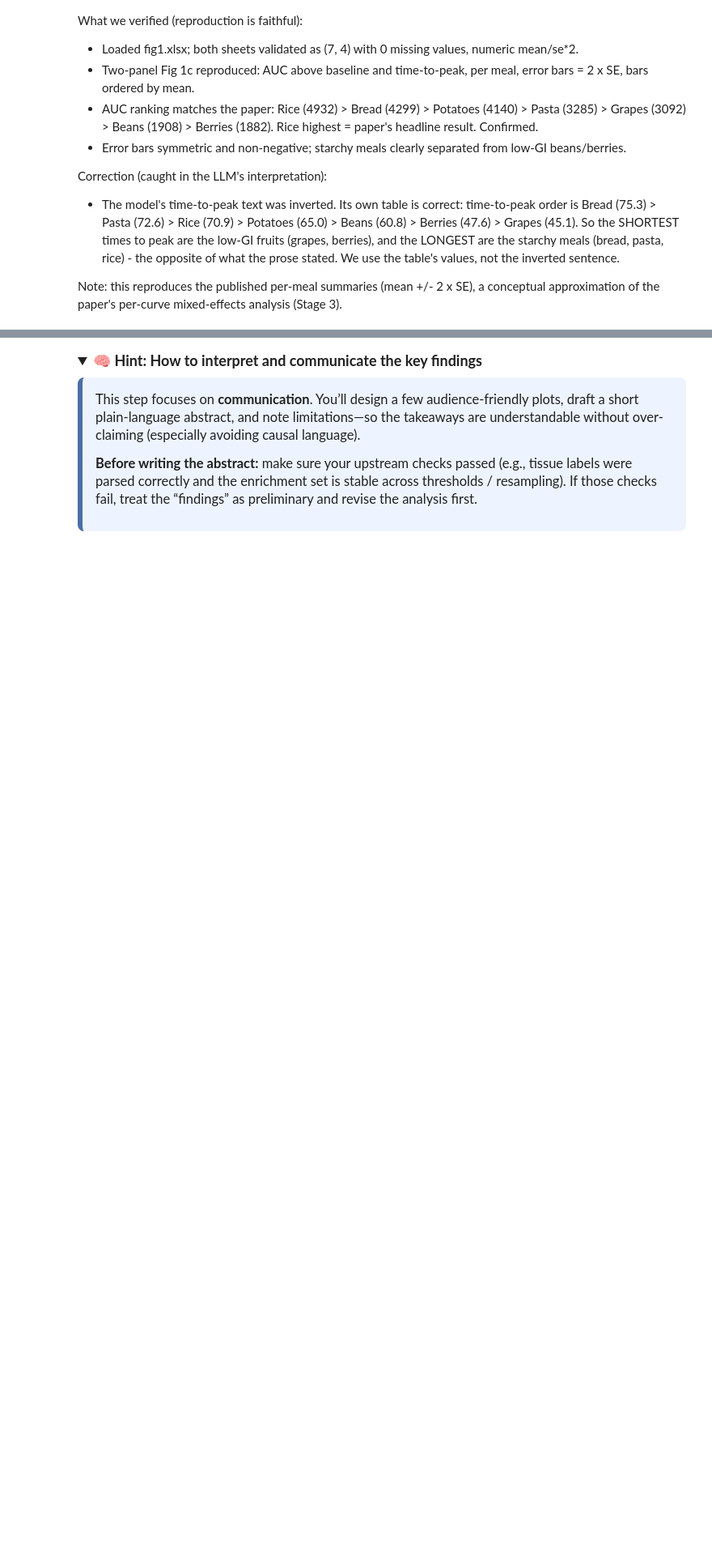
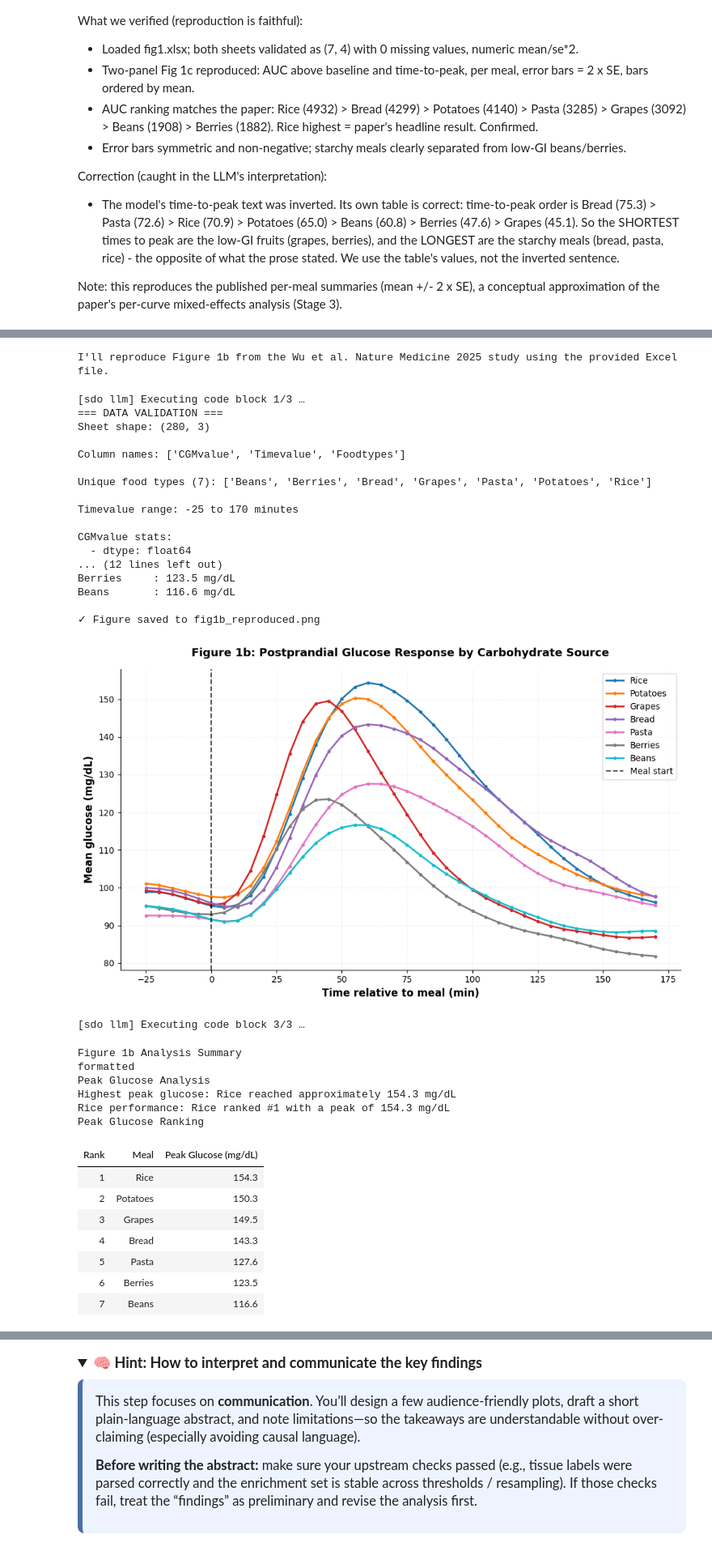
Before and after one commit to nick-allen21/cs273c-proj-spr26, a Jupyter notebook: Nick_Juan_Jessica_Research_Paper_Reproduction_Project.ipynb, the cells around one changed output, grey strips where cells are left out. Shown at 81% size. Drawn from its saved outputs; the diff is of its cells as text; code cells hidden in the pictures; folded sections open; blank space fills up the shorter version.

Commit message:
Add second reproduced figure (Fig 1b) + both figure PNGs

```diff
--- a/Nick_Juan_Jessica_Research_Paper_Reproduction_Project.ipynb
+++ b/Nick_Juan_Jessica_Research_Paper_Reproduction_Project.ipynb
@@ -860,3 +826,37 @@ Correction (caught in the LLM's interpretation):
 
 Note: this reproduces the published per-meal summaries (mean +/- 2 x SE), a conceptual
 approximation of the paper's per-curve mixed-effects analysis (Stage 3).
+# %%
+%%sdo_llm --show-reply
+
+Reproduce Figure 1b from the CGM carbohydrate-meal study (Wu et al., Nature Medicine 2025)
+using the file fig1.xlsx in the working directory.
+
+DATA:
+- Sheet "1b": columns CGMvalue | Timevalue | Foodtypes
+- Timevalue is minutes relative to meal start (negative = pre-meal baseline, 0 = meal).
+- Foodtypes is one of the 7 meals: Rice, Potatoes, Bread, Pasta, Grapes, Beans, Berries.
+- Each (Foodtypes, Timevalue) row is the mean CGM glucose across participants at that time.
+
+VALIDATE FIRST (print): sheet shape, the unique food names (expect 7), the Timevalue range,
+and confirm CGMvalue is numeric with no missing values. STOP and explain if fewer than 7 meals.
+
+PLOT (single panel, matching Fig 1b):
+- One line per meal: x = Timevalue (minutes), y = CGMvalue (mean glucose, mg/dL).
+- Add a vertical reference line at Timevalue = 0 (meal start).
+- Label axes ("Time relative to meal (min)", "Mean glucose (mg/dL)"), include a legend of
+  the 7 meals, and order the legend by each meal's peak glucose (highest first).
+- Inline plot only; do not save files.
+
+REPORT:
+- Which meal reaches the highest peak glucose and its approximate peak value.
+- Whether rice rises fastest/highest, consistent with Figure 1c and the paper.
+- One scientific sentence and one plain-language sentence interpreting the curves.
+
+Be concise. Do not fetch URLs.
+
+- After plotting, also save the figure to fig1b_reproduced.png with plt.savefig(..., dpi=150,
+bbox_inches='tight') so the result persists in the notebook and repo.
+
+Paper: Wu et al., Nature Medicine 2025, doi:10.1038/s41591-025-03719-2 (Figure 1b)
+# %% [output]
@@ -862,0 +864,34 @@ approximation of the paper's per-curve mixed-effects analysis (Stage 3).
+I'll reproduce Figure 1b from the Wu et al. Nature Medicine 2025 study using the provided Excel file.
+[sdo llm] Executing code block 1/3 …
+=== DATA VALIDATION ===
+Sheet shape: (280, 3)
+
+Column names: ['CGMvalue', 'Timevalue', 'Foodtypes']
+
+Unique food types (7): ['Beans', 'Berries', 'Bread', 'Grapes', 'Pasta', 'Potatoes', 'Rice']
+
+Timevalue range: -25 to 170 minutes
+
+CGMvalue stats:
+  - dtype: float64
+... (12 lines left out)
+Berries     : 123.5 mg/dL
+Beans       : 116.6 mg/dL
+
+✓ Figure saved to fig1b_reproduced.png
+[figure, added]
+[sdo llm] Executing code block 3/3 …
+Figure 1b Analysis Summary
+formatted
+Peak Glucose Analysis
+Highest peak glucose: Rice reached approximately 154.3 mg/dL
+Rice performance: Rice ranked #1 with a peak of 154.3 mg/dL
+Peak Glucose Ranking
+| Rank | Meal | Peak Glucose (mg/dL) |
+| 1 | Rice | 154.3 |
+| 2 | Potatoes | 150.3 |
+| 3 | Grapes | 149.5 |
+| 4 | Bread | 143.3 |
+| 5 | Pasta | 127.6 |
+| 6 | Berries | 123.5 |
+| 7 | Beans | 116.6 |
```
Also changed, not shown: parts of 10 cells of this notebook, 2 other files.
